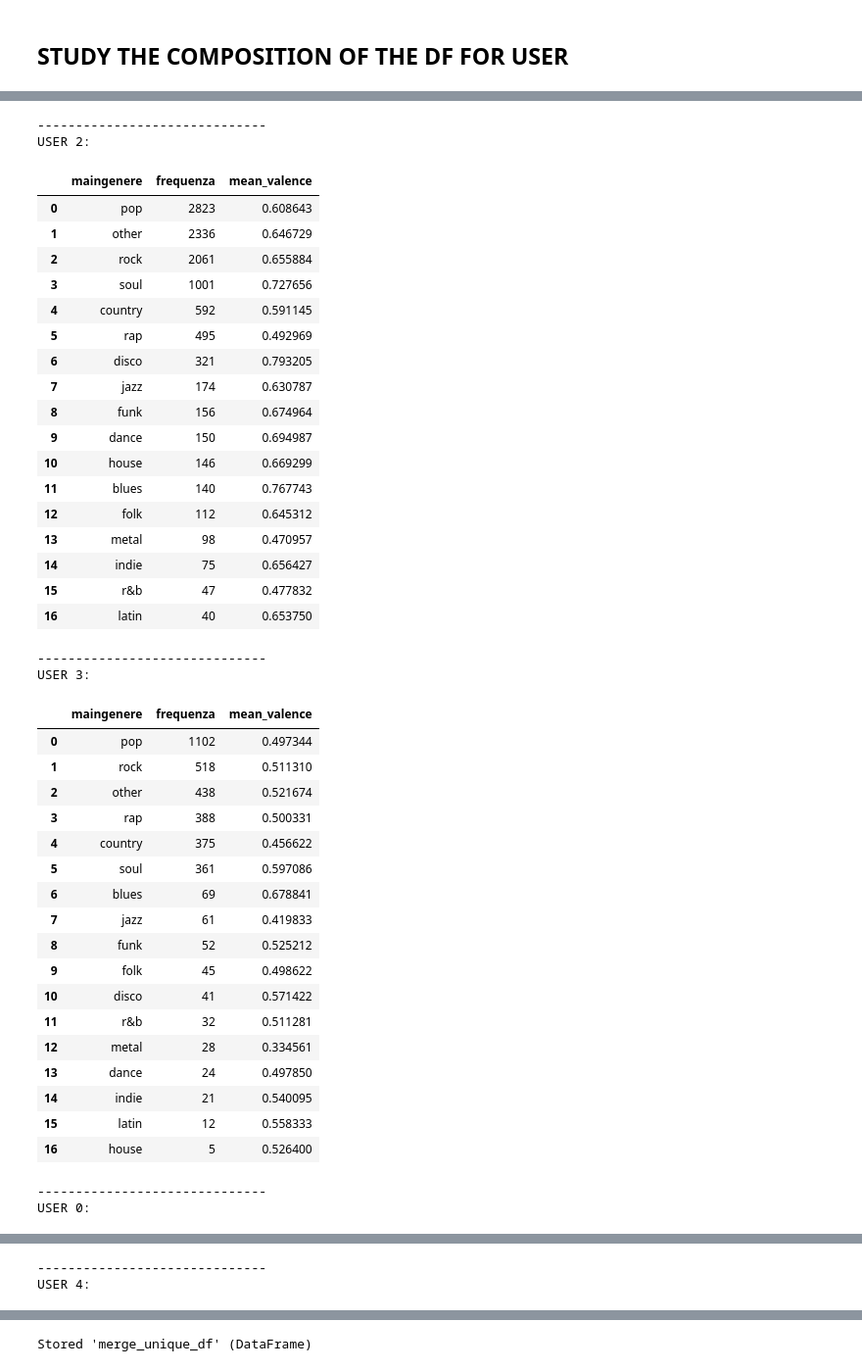
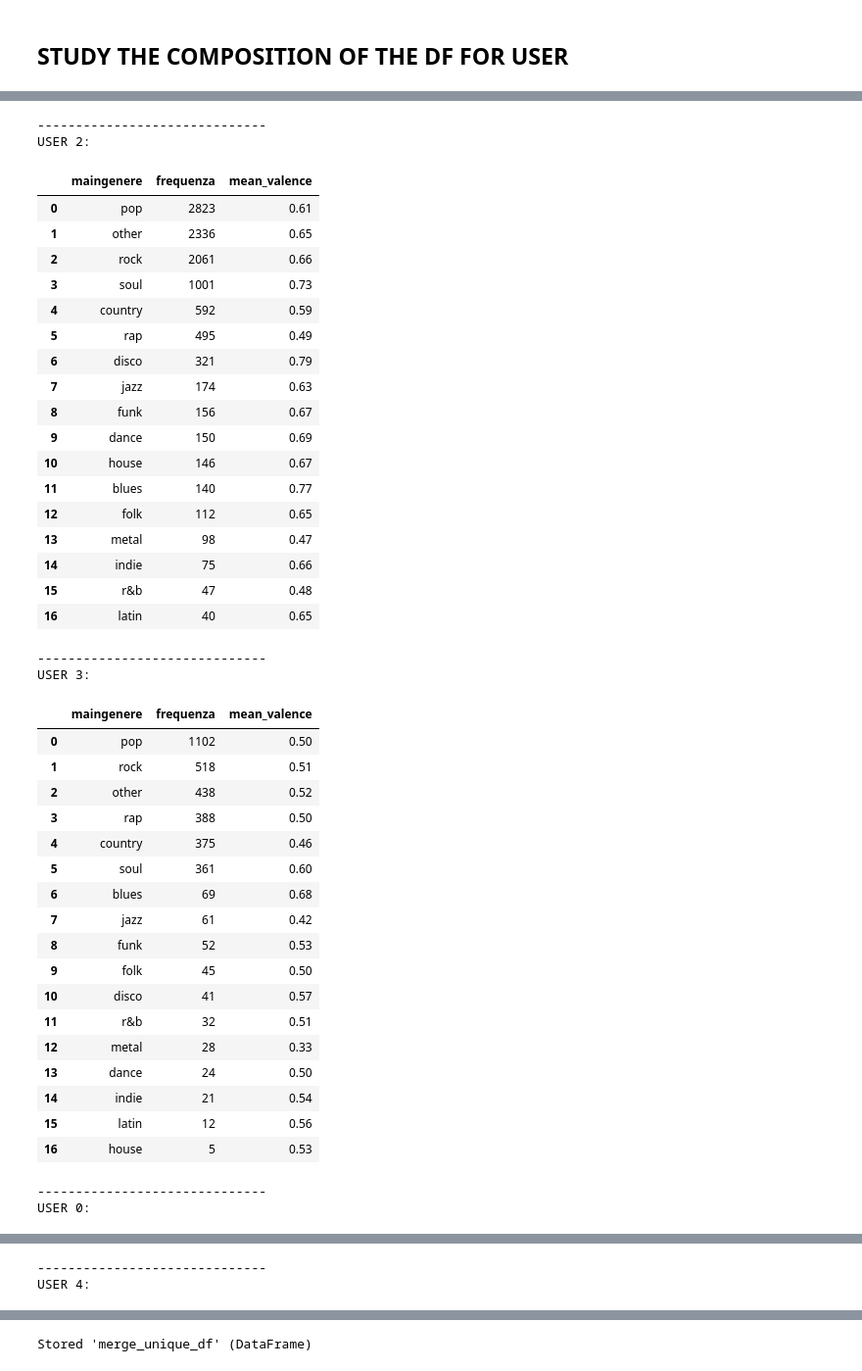
Before and after one commit to alelovo/Project_MachineLearning, a Jupyter notebook: CLUSTER.ipynb, the cells around one changed output, grey strips where cells are left out. Shown at 98% size. Drawn from its saved outputs; the diff is of its cells as text; code cells hidden in the pictures.

```diff
--- a/CLUSTER.ipynb
+++ b/CLUSTER.ipynb
@@ -722,16 +789,15 @@ for i in merge_unique_df['cluster'].unique():
     # Personalizzazione del layout
     #fig.update_layout(title_text=f"Distribuzione dei generi per Cluster {i}")
     #fig.update_traces(textinfo='value+label+percent')
-
+    '''
     plt.figure()
     sns.histplot(x = user_i_df['maingenere'], hue = user_i_df['maingenere'], legend=False)
     plt.xticks(rotation = 90)
+    plt.title(f'Number of song for Cluster {i}')
     #sns.histplot(genre_counts)
 
     # Mostra il grafico
     fig.show()
-
+    '''
 # Ora puoi accedere ai dati di un cluster specifico, ad esempio:
-print(type(user_genre_counts[0]))
-
-## DA SISTEMARE MA UTILE!
+#print(type(user_genre_counts[0]))
@@ -780,49 +806,49 @@ display(user_genre_counts)
 # %%
 for key in user_genre_counts.keys():
     print('------------------------------')
     print(f'USER {key}:')
-    display(user_genre_counts[key])
+    display(user_genre_counts[key].round(2))
 # %% [output]
 ------------------------------
 USER 2:
 |  | maingenere | frequenza | mean_valence |
-| 0 | pop | 2823 | 0.608643 |
-| 1 | other | 2336 | 0.646729 |
-| 2 | rock | 2061 | 0.655884 |
-| 3 | soul | 1001 | 0.727656 |
-| 4 | country | 592 | 0.591145 |
-| 5 | rap | 495 | 0.492969 |
-| 6 | disco | 321 | 0.793205 |
-| 7 | jazz | 174 | 0.630787 |
-| 8 | funk | 156 | 0.674964 |
-| 9 | dance | 150 | 0.694987 |
-| 10 | house | 146 | 0.669299 |
-| 11 | blues | 140 | 0.767743 |
-| 12 | folk | 112 | 0.645312 |
-| 13 | metal | 98 | 0.470957 |
-| 14 | indie | 75 | 0.656427 |
-| 15 | r&b | 47 | 0.477832 |
-| 16 | latin | 40 | 0.653750 |
+| 0 | pop | 2823 | 0.61 |
+| 1 | other | 2336 | 0.65 |
+| 2 | rock | 2061 | 0.66 |
+| 3 | soul | 1001 | 0.73 |
+| 4 | country | 592 | 0.59 |
+| 5 | rap | 495 | 0.49 |
+| 6 | disco | 321 | 0.79 |
+| 7 | jazz | 174 | 0.63 |
+| 8 | funk | 156 | 0.67 |
+| 9 | dance | 150 | 0.69 |
+| 10 | house | 146 | 0.67 |
+| 11 | blues | 140 | 0.77 |
+| 12 | folk | 112 | 0.65 |
+| 13 | metal | 98 | 0.47 |
+| 14 | indie | 75 | 0.66 |
+| 15 | r&b | 47 | 0.48 |
+| 16 | latin | 40 | 0.65 |
 ------------------------------
 USER 3:
 |  | maingenere | frequenza | mean_valence |
-| 0 | pop | 1102 | 0.497344 |
-| 1 | rock | 518 | 0.511310 |
-| 2 | other | 438 | 0.521674 |
-| 3 | rap | 388 | 0.500331 |
-| 4 | country | 375 | 0.456622 |
-| 5 | soul | 361 | 0.597086 |
-| 6 | blues | 69 | 0.678841 |
-| 7 | jazz | 61 | 0.419833 |
-| 8 | funk | 52 | 0.525212 |
-| 9 | folk | 45 | 0.498622 |
-| 10 | disco | 41 | 0.571422 |
-| 11 | r&b | 32 | 0.511281 |
-| 12 | metal | 28 | 0.334561 |
-| 13 | dance | 24 | 0.497850 |
-| 14 | indie | 21 | 0.540095 |
-| 15 | latin | 12 | 0.558333 |
-| 16 | house | 5 | 0.526400 |
+| 0 | pop | 1102 | 0.50 |
+| 1 | rock | 518 | 0.51 |
+| 2 | other | 438 | 0.52 |
+| 3 | rap | 388 | 0.50 |
+| 4 | country | 375 | 0.46 |
+| 5 | soul | 361 | 0.60 |
+| 6 | blues | 69 | 0.68 |
+| 7 | jazz | 61 | 0.42 |
+| 8 | funk | 52 | 0.53 |
+| 9 | folk | 45 | 0.50 |
+| 10 | disco | 41 | 0.57 |
+| 11 | r&b | 32 | 0.51 |
+| 12 | metal | 28 | 0.33 |
+| 13 | dance | 24 | 0.50 |
+| 14 | indie | 21 | 0.54 |
+| 15 | latin | 12 | 0.56 |
+| 16 | house | 5 | 0.53 |
 ------------------------------
 USER 0:
 |  | maingenere | frequenza | mean_valence |
```
Also changed, not shown: parts of 14 cells of this notebook.
